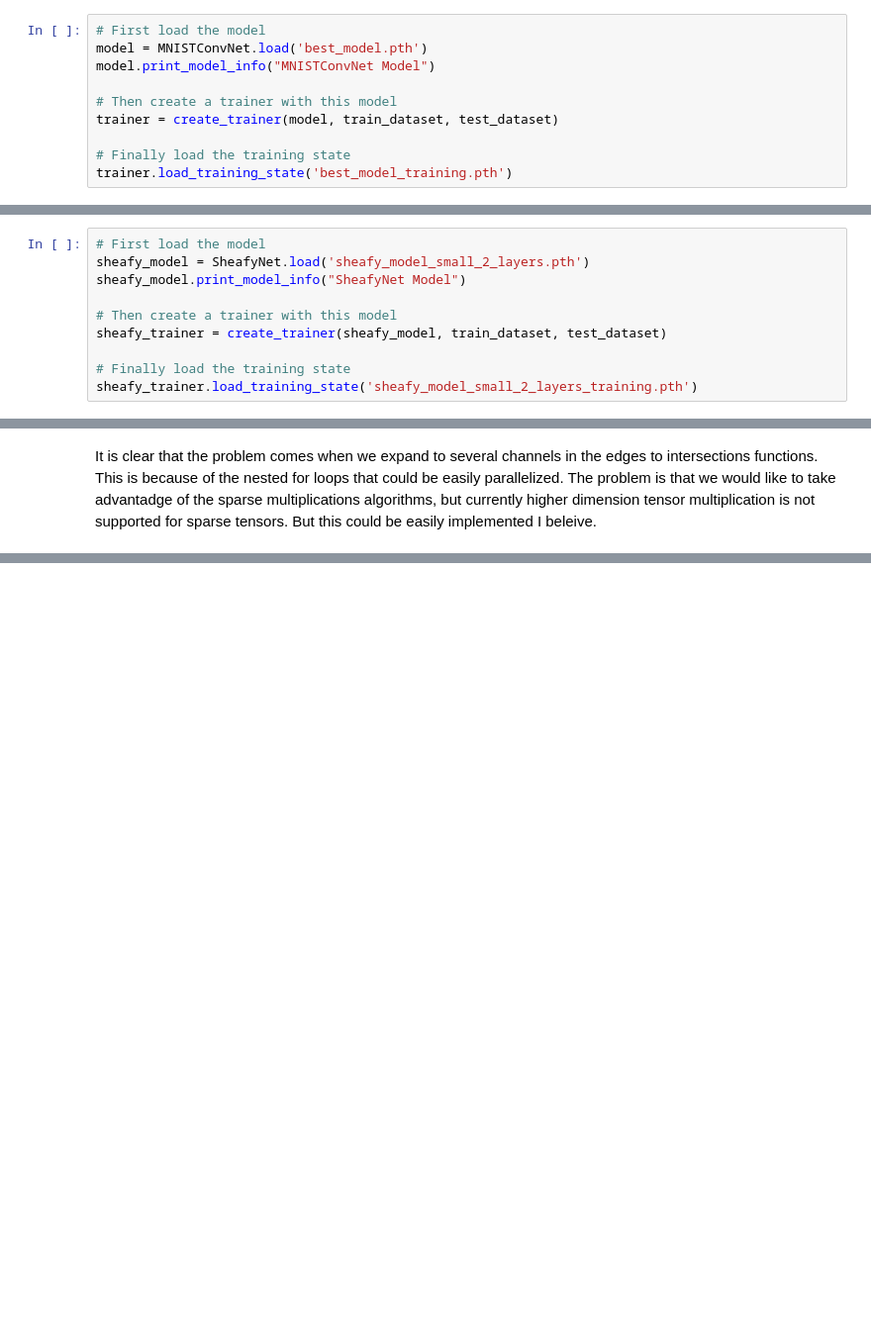
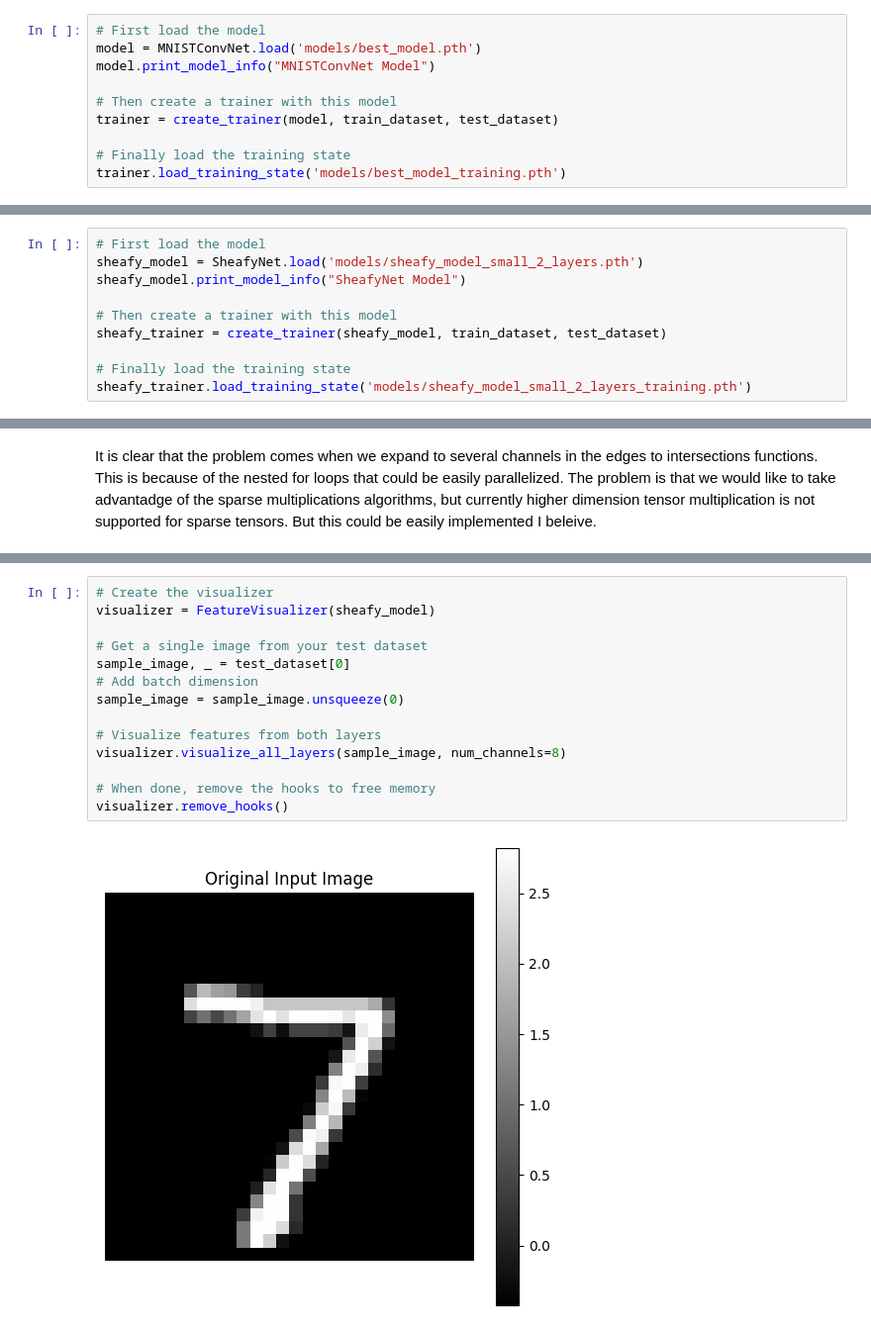
Before and after one commit to vicenbosca/Applied-Topology, a Jupyter notebook: Sheafy-CNN/SCNNnb.ipynb, the cells around one changed output, grey strips where cells are left out. Shown at 99% size. Drawn from its saved outputs; the diff is of its cells as text; blank space fills up the shorter version.

Commit message:
Add SCNN implementation, notebook and models folder

```diff
--- a/Sheafy-CNN/SCNNnb.ipynb
+++ b/Sheafy-CNN/SCNNnb.ipynb
@@ -112,14 +112,14 @@ Total parameters: 1,183,306
 We load a previously trained model (for training procedure see code commented below)
 # %%
 # First load the model
-model = MNISTConvNet.load('best_model.pth')
+model = MNISTConvNet.load('models/best_model.pth')
 model.print_model_info("MNISTConvNet Model")
 
 # Then create a trainer with this model
 trainer = create_trainer(model, train_dataset, test_dataset)
 
 # Finally load the training state
-trainer.load_training_state('best_model_training.pth')
+trainer.load_training_state('models/best_model_training.pth')
 # %% [output]
 MNISTConvNet Model:
 MNISTConvNet(
@@ -811,14 +811,14 @@ Outputs match after save/load: True
 We load an already trained model. For the training process see commented code below
 # %%
 # First load the model
-sheafy_model = SheafyNet.load('sheafy_model_small_2_layers.pth')
+sheafy_model = SheafyNet.load('models/sheafy_model_small_2_layers.pth')
 sheafy_model.print_model_info("SheafyNet Model")
 
 # Then create a trainer with this model
 sheafy_trainer = create_trainer(sheafy_model, train_dataset, test_dataset)
 
 # Finally load the training state
-sheafy_trainer.load_training_state('sheafy_model_small_2_layers_training.pth')
+sheafy_trainer.load_training_state('models/sheafy_model_small_2_layers_training.pth')
 # %% [output]
 SheafyNet Model:
 SheafyNet(
@@ -1206,0 +1320,16 @@ It is clear that the problem comes when we expand to several channels in the edg
+# %%
+# Create the visualizer
+visualizer = FeatureVisualizer(sheafy_model)
+
+# Get a single image from your test dataset
+sample_image, _ = test_dataset[0]
+# Add batch dimension
+sample_image = sample_image.unsqueeze(0)
+
+# Visualize features from both layers
+visualizer.visualize_all_layers(sample_image, num_channels=8)
+
+# When done, remove the hooks to free memory
+visualizer.remove_hooks()
+# %% [output]
+[figure, added]
```
Also changed, not shown: parts of 7 cells of this notebook, 9 other files.
